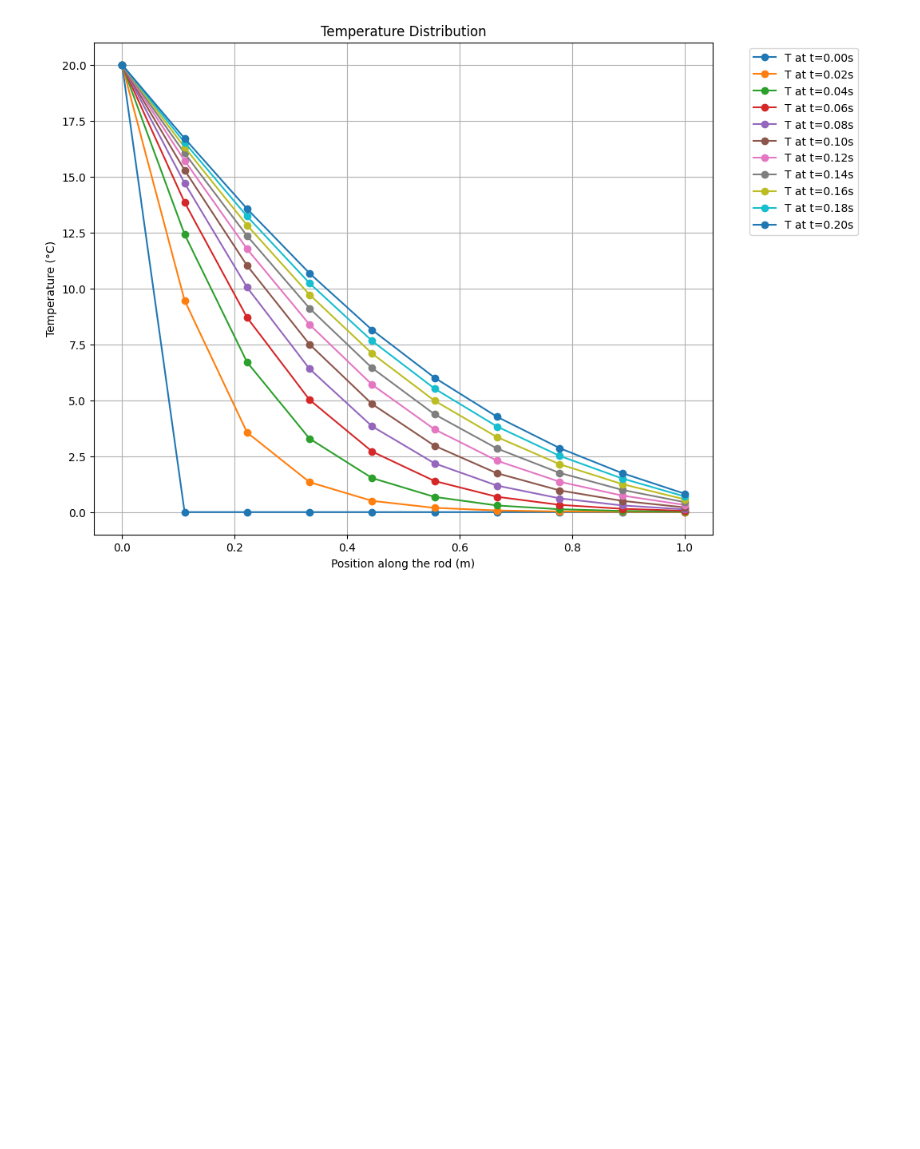
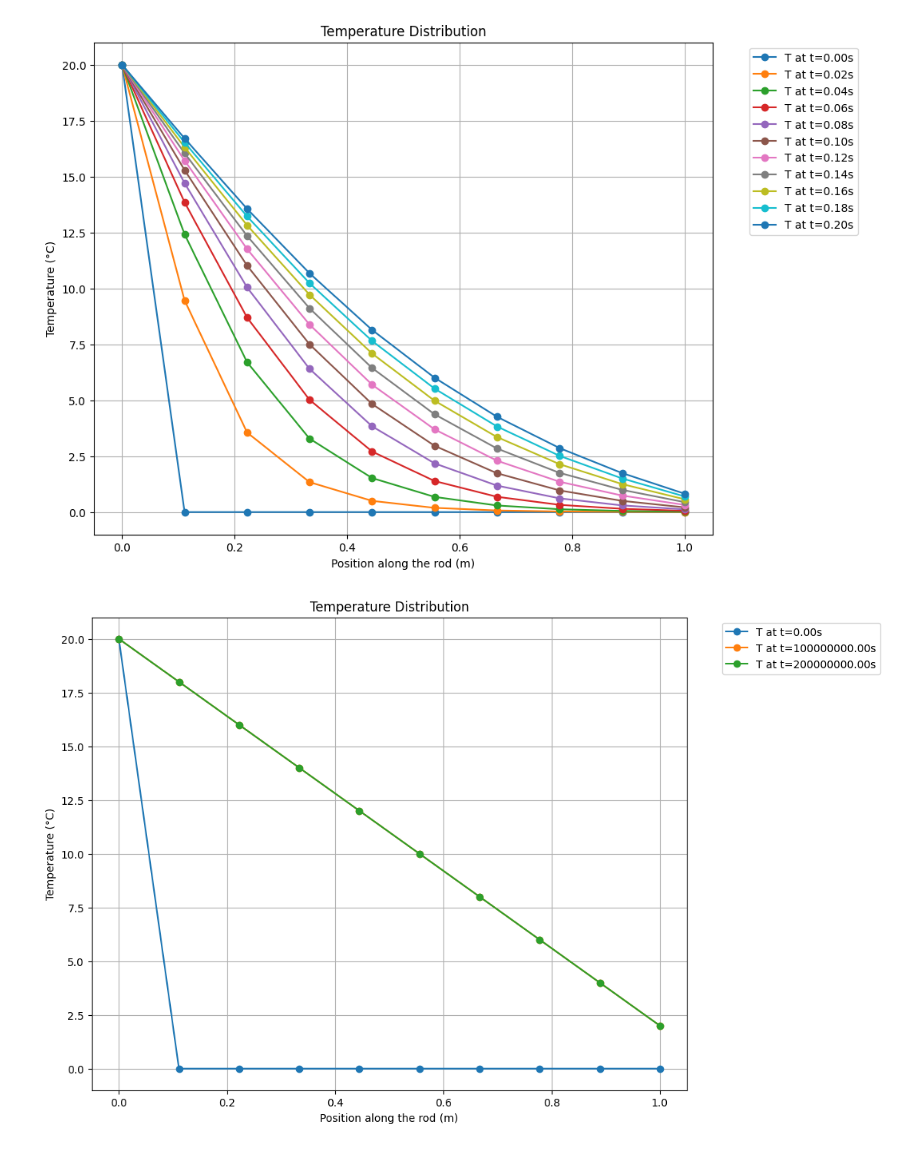
Before and after one commit to aceexpert72/numpde, a Jupyter notebook: Projektarbeit/waermerohr1D.ipynb, the cells around one changed output. Drawn from its saved outputs; the diff is of its cells as text; code cells hidden in the pictures; blank space fills up the shorter version.

```diff
--- a/Projektarbeit/waermerohr1D.ipynb
+++ b/Projektarbeit/waermerohr1D.ipynb
@@ -139,3 +139,33 @@ plt.grid(True)
 plt.show()
 # %% [output]
 [figure]
+# %%
+dt = 100000000
+time = 200000000
+n_steps = int(time / dt)
+
+T = np.zeros(n)
+T[0] = 20  # Initial condition
+temperature_profile = np.zeros((n_steps + 1, n))
+temperature_profile[0, :] = T
+
+
+for step in range(1, n_steps + 1):
+    gleichung_links = M + dt * A
+    gleichung_rechts = M @ T + dt * r
+    T = np.linalg.solve(gleichung_links, gleichung_rechts)
+    temperature_profile[step, :] = T  #store result
+
+x = np.linspace(0, l, n)  #node Positions
+
+plt.figure(figsize=(10, 8))
+for i in range(n_steps + 1):
+    plt.plot(x, temperature_profile[i, :], label=f'T at t={i*dt:.2f}s', marker='o')
+plt.title('Temperature Distribution')
+plt.xlabel('Position along the rod (m)')
+plt.ylabel('Temperature (°C)')
+plt.legend(bbox_to_anchor=(1.05, 1), loc='upper left')
+plt.grid(True)
+plt.show()
+# %% [output]
+[figure, added]
```
Also changed, not shown: parts of 1 cell of this notebook.
